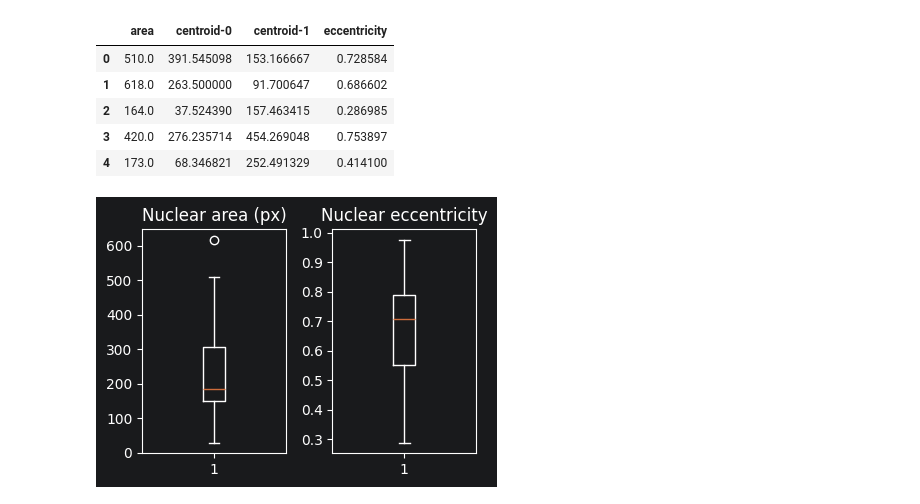
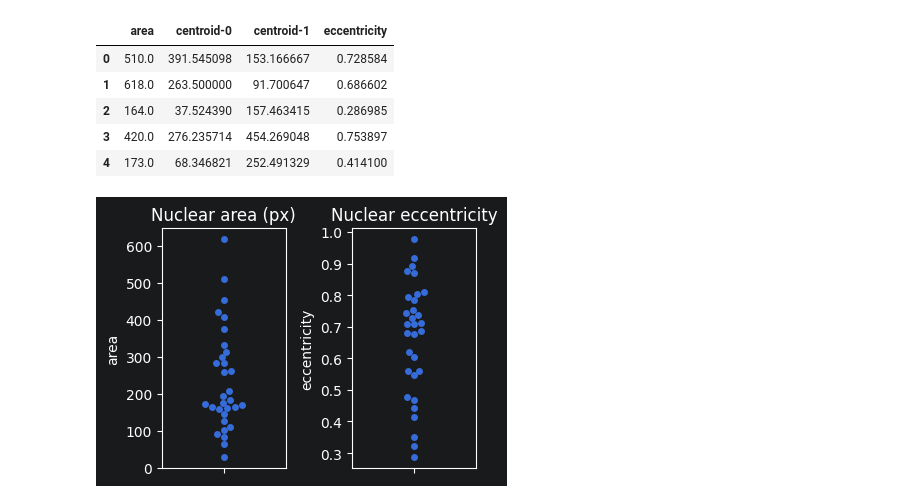
Before and after one commit to FrancisCrickInstitute/introduction-to-image-analysis, a Jupyter notebook: Scripts/Jupyter/counting_objects_with_stardist.ipynb, the cells around one changed output. Cells and saved outputs as stored; diff of their text form; code cells hidden in the pictures.

Commit message:
Changed plots to seaborn

```diff
--- a/Scripts/Jupyter/counting_objects_with_stardist.ipynb
+++ b/Scripts/Jupyter/counting_objects_with_stardist.ipynb
@@ -141,15 +140,14 @@ props_df.head(5)
 | 3 | 420.0 | 276.235714 | 454.269048 | 0.753897 |
 | 4 | 173.0 | 68.346821 | 252.491329 | 0.414100 |
 # %%
-# display some results
 fig, axs = plt.subplots(1, 2, figsize=(4,3))
 
-axs[0].boxplot(props_df['area'])
+sns.swarmplot(y=props_df['area'], ax=axs[0])
 axs[0].set_title('Nuclear area (px)')
 
-axs[1].boxplot(props_df['eccentricity'])
+sns.swarmplot(y=props_df['eccentricity'], ax=axs[1])
 axs[1].set_title('Nuclear eccentricity')
 
 plt.tight_layout()
 # %% [output]
-[figure, old version]
+[figure, new version]
```
Also changed, not shown: parts of 1 cell of this notebook, 1 other file.
